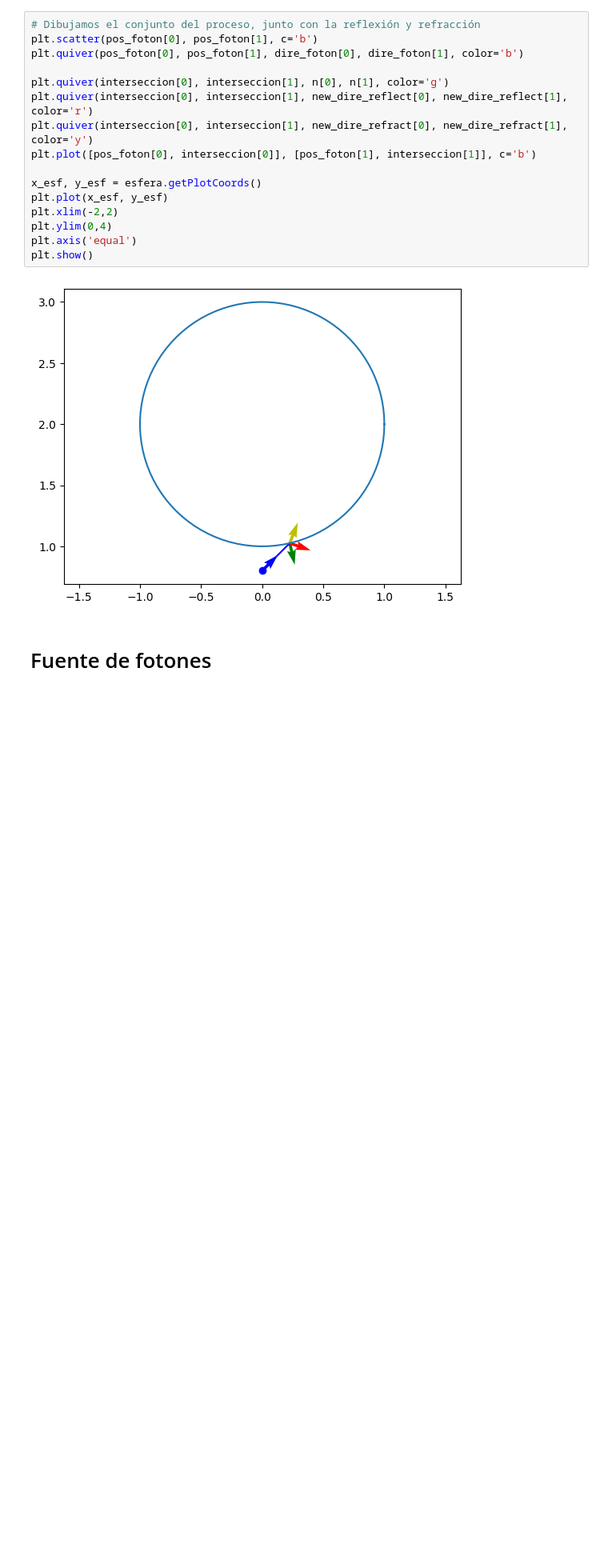
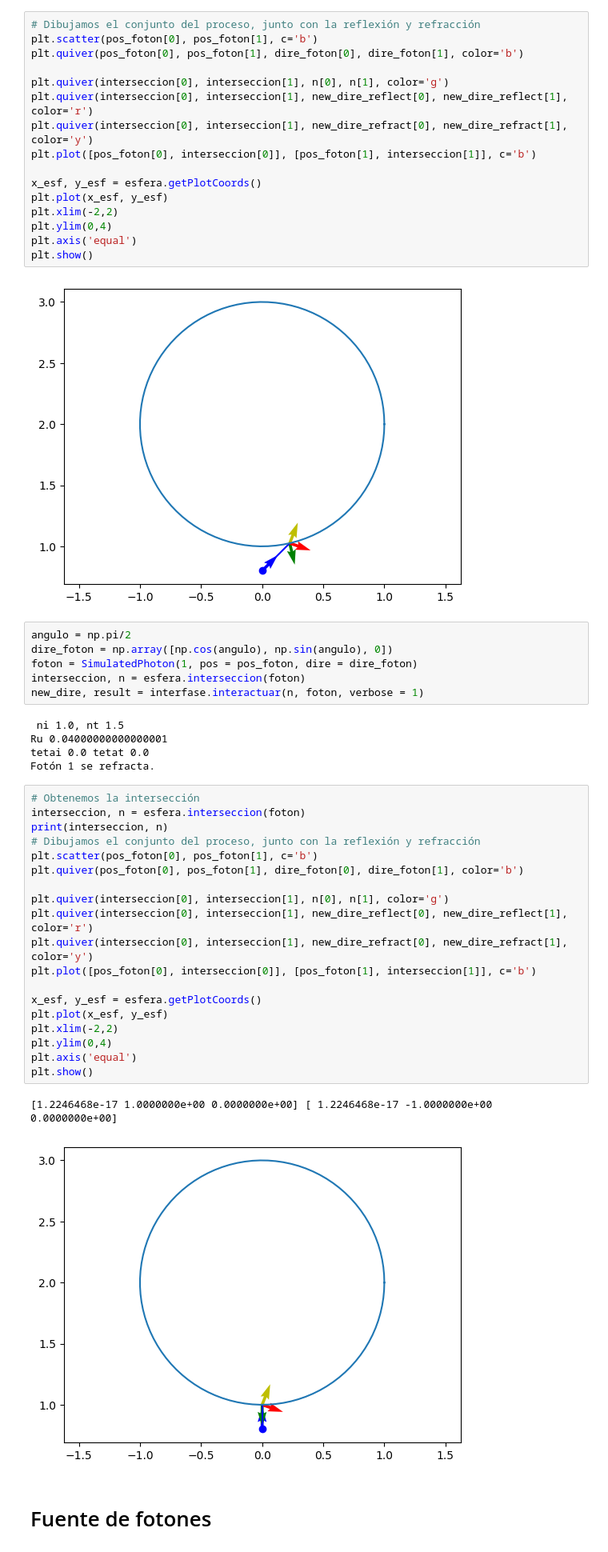
Before and after one commit to Olmichu22/Proyecto-DM-Master-Tecnologia-Fisica, a Jupyter notebook: test.ipynb, the cells around one changed output. Shown at 80% size. Saved outputs shown, nothing was run; the diff lists cells and outputs as text; blank space fills up the shorter version.

```diff
--- a/test.ipynb
+++ b/test.ipynb
@@ -135,6 +135,39 @@ plt.axis('equal')
 plt.show()
 # %% [output]
 [figure]
+# %%
+angulo = np.pi/2
+dire_foton = np.array([np.cos(angulo), np.sin(angulo), 0])
+foton = SimulatedPhoton(1, pos = pos_foton, dire = dire_foton)
+interseccion, n = esfera.interseccion(foton)
+new_dire, result = interfase.interactuar(n, foton, verbose = 1)
+# %% [output]
+ ni 1.0, nt 1.5
+Ru 0.04000000000000001
+tetai 0.0 tetat 0.0
+Fotón 1 se refracta.
+# %%
+# Obtenemos la intersección
+interseccion, n = esfera.interseccion(foton)
+print(interseccion, n)
+# Dibujamos el conjunto del proceso, junto con la reflexión y refracción
+plt.scatter(pos_foton[0], pos_foton[1], c='b')
+plt.quiver(pos_foton[0], pos_foton[1], dire_foton[0], dire_foton[1], color='b')
+
+plt.quiver(interseccion[0], interseccion[1], n[0], n[1], color='g')
+plt.quiver(interseccion[0], interseccion[1], new_dire_reflect[0], new_dire_reflect[1], color='r')
+plt.quiver(interseccion[0], interseccion[1], new_dire_refract[0], new_dire_refract[1], color='y')
+plt.plot([pos_foton[0], interseccion[0]], [pos_foton[1], interseccion[1]], c='b')
+
+x_esf, y_esf = esfera.getPlotCoords()
+plt.plot(x_esf, y_esf)
+plt.xlim(-2,2)
+plt.ylim(0,4)
+plt.axis('equal')
+plt.show()
+# %% [output]
+[1.2246468e-17 1.0000000e+00 0.0000000e+00] [ 1.2246468e-17 -1.0000000e+00  0.0000000e+00]
+[figure, added]
 # %% [markdown]
 # Fuente de fotones
 # %%
```
Also changed, not shown: parts of 8 cells of this notebook, 3 other files.
